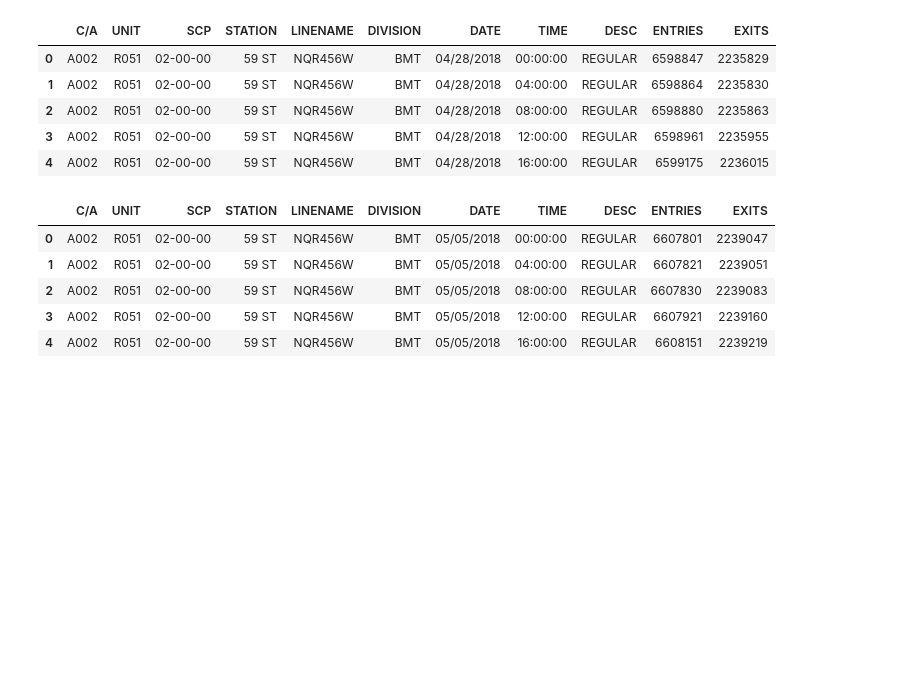
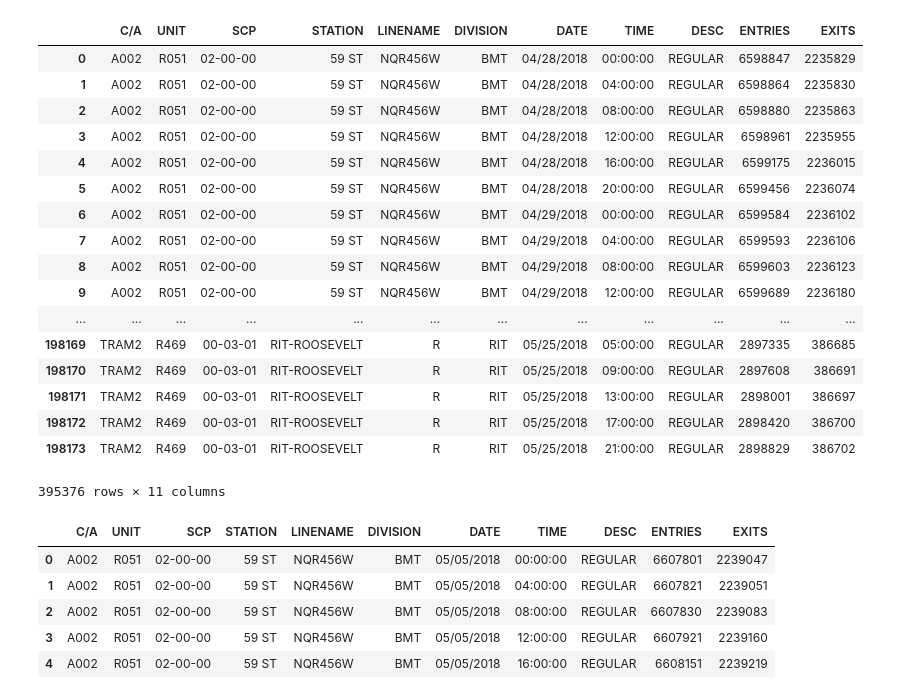
Before and after one commit to max-clarke/chi19_ds9_project_benson, a Jupyter notebook: benson.ipynb, the cells around one changed output. Saved outputs shown, nothing was run; the diff lists cells and outputs as text; code cells hidden in the pictures; blank space fills up the shorter version.

```diff
--- a/benson.ipynb
+++ b/benson.ipynb
@@ -7,15 +7,31 @@ df_may18_week1 = pd.read_csv('data/turnstile_180505.csv')
 df_may18_week2 = pd.read_csv('data/turnstile_180512.csv')
 df_may18_week3 = pd.read_csv('data/turnstile_180519.csv')
 df_may18_week4 = pd.read_csv('data/turnstile_180526.csv')
+
+df_may18 = df_may18_week1.append(df_may18_week2)
+df_may18 = df_may18_week1.append(df_may18_week3)
+df_may18 = df_may18_week1.append(df_may18_week4)
-# %%
-df_may18_week1.head()
-# %% [output]
-|  | C/A | UNIT | SCP | STATION | LINENAME | DIVISION | DATE | TIME | DESC | ENTRIES | EXITS |
-| 0 | A002 | R051 | 02-00-00 | 59 ST | NQR456W | BMT | 04/28/2018 | 00:00:00 | REGULAR | 6598847 | 2235829 |
-| 1 | A002 | R051 | 02-00-00 | 59 ST | NQR456W | BMT | 04/28/2018 | 04:00:00 | REGULAR | 6598864 | 2235830 |
-| 2 | A002 | R051 | 02-00-00 | 59 ST | NQR456W | BMT | 04/28/2018 | 08:00:00 | REGULAR | 6598880 | 2235863 |
-| 3 | A002 | R051 | 02-00-00 | 59 ST | NQR456W | BMT | 04/28/2018 | 12:00:00 | REGULAR | 6598961 | 2235955 |
-| 4 | A002 | R051 | 02-00-00 | 59 ST | NQR456W | BMT | 04/28/2018 | 16:00:00 | REGULAR | 6599175 | 2236015 |
+# %%
+df_may18
+# %% [output]
+|  | C/A | UNIT | SCP | STATION | LINENAME | DIVISION | DATE | TIME | DESC | ENTRIES | EXITS |
+| 0 | A002 | R051 | 02-00-00 | 59 ST | NQR456W | BMT | 04/28/2018 | 00:00:00 | REGULAR | 6598847 | 2235829 |
+| 1 | A002 | R051 | 02-00-00 | 59 ST | NQR456W | BMT | 04/28/2018 | 04:00:00 | REGULAR | 6598864 | 2235830 |
+| 2 | A002 | R051 | 02-00-00 | 59 ST | NQR456W | BMT | 04/28/2018 | 08:00:00 | REGULAR | 6598880 | 2235863 |
+| 3 | A002 | R051 | 02-00-00 | 59 ST | NQR456W | BMT | 04/28/2018 | 12:00:00 | REGULAR | 6598961 | 2235955 |
+| 4 | A002 | R051 | 02-00-00 | 59 ST | NQR456W | BMT | 04/28/2018 | 16:00:00 | REGULAR | 6599175 | 2236015 |
+| 5 | A002 | R051 | 02-00-00 | 59 ST | NQR456W | BMT | 04/28/2018 | 20:00:00 | REGULAR | 6599456 | 2236074 |
+| 6 | A002 | R051 | 02-00-00 | 59 ST | NQR456W | BMT | 04/29/2018 | 00:00:00 | REGULAR | 6599584 | 2236102 |
+| 7 | A002 | R051 | 02-00-00 | 59 ST | NQR456W | BMT | 04/29/2018 | 04:00:00 | REGULAR | 6599593 | 2236106 |
+| 8 | A002 | R051 | 02-00-00 | 59 ST | NQR456W | BMT | 04/29/2018 | 08:00:00 | REGULAR | 6599603 | 2236123 |
+| 9 | A002 | R051 | 02-00-00 | 59 ST | NQR456W | BMT | 04/29/2018 | 12:00:00 | REGULAR | 6599689 | 2236180 |
+| ... | ... | ... | ... | ... | ... | ... | ... | ... | ... | ... | ... |
+| 198169 | TRAM2 | R469 | 00-03-01 | RIT-ROOSEVELT | R | RIT | 05/25/2018 | 05:00:00 | REGULAR | 2897335 | 386685 |
+| 198170 | TRAM2 | R469 | 00-03-01 | RIT-ROOSEVELT | R | RIT | 05/25/2018 | 09:00:00 | REGULAR | 2897608 | 386691 |
+| 198171 | TRAM2 | R469 | 00-03-01 | RIT-ROOSEVELT | R | RIT | 05/25/2018 | 13:00:00 | REGULAR | 2898001 | 386697 |
+| 198172 | TRAM2 | R469 | 00-03-01 | RIT-ROOSEVELT | R | RIT | 05/25/2018 | 17:00:00 | REGULAR | 2898420 | 386700 |
+| 198173 | TRAM2 | R469 | 00-03-01 | RIT-ROOSEVELT | R | RIT | 05/25/2018 | 21:00:00 | REGULAR | 2898829 | 386702 |
+395376 rows × 11 columns
 # %%
 df_may18_week2.head()
 # %% [output]
```
